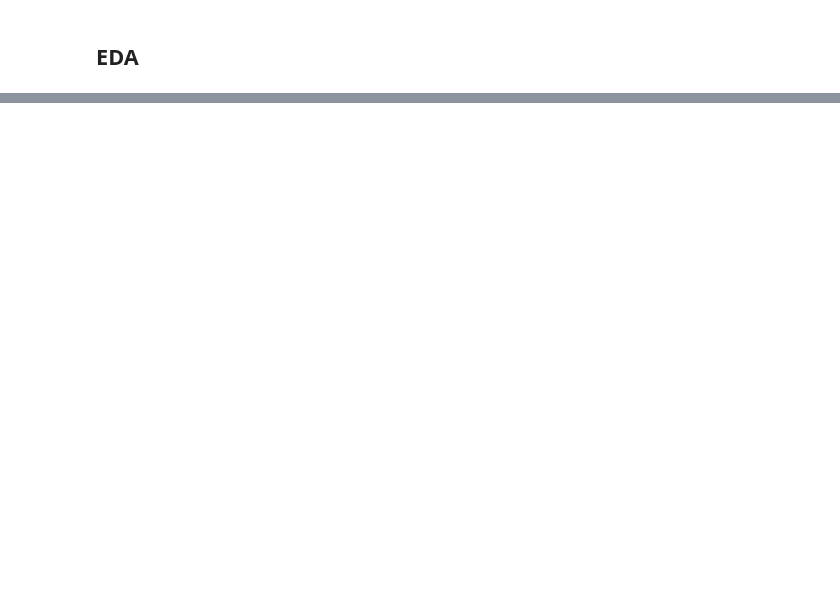
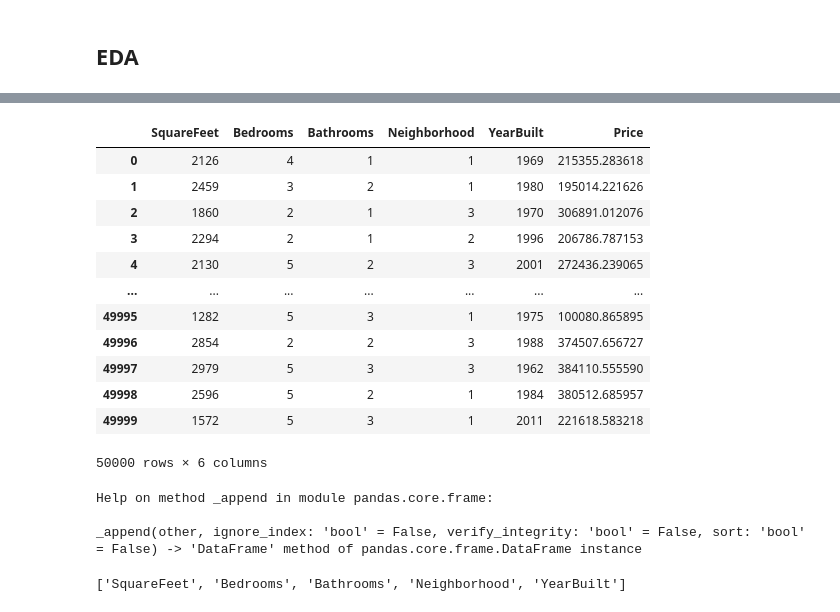
Before and after one commit to minamaher58/Housing-Price-Prediction, a Jupyter notebook: house_price_prediction.ipynb, the cells around one changed output, grey strips where cells are left out. Cells and saved outputs as stored; diff of their text form; code cells hidden in the pictures; blank space fills up the shorter version.

```diff
--- a/house_price_prediction.ipynb
+++ b/house_price_prediction.ipynb
@@ -39,0 +81,29 @@ display(test.head())
+# %%
+housing_data["Neighborhood"] = housing_data["Neighborhood"].replace({'Rural':1,'Urban':2,'Suburb':3})
+# %%
+display(housing_data)
+# %% [output]
+|  | SquareFeet | Bedrooms | Bathrooms | Neighborhood | YearBuilt | Price |
+| 0 | 2126 | 4 | 1 | 1 | 1969 | 215355.283618 |
+| 1 | 2459 | 3 | 2 | 1 | 1980 | 195014.221626 |
+| 2 | 1860 | 2 | 1 | 3 | 1970 | 306891.012076 |
+| 3 | 2294 | 2 | 1 | 2 | 1996 | 206786.787153 |
+| 4 | 2130 | 5 | 2 | 3 | 2001 | 272436.239065 |
+| ... | ... | ... | ... | ... | ... | ... |
+| 49995 | 1282 | 5 | 3 | 1 | 1975 | 100080.865895 |
+| 49996 | 2854 | 2 | 2 | 3 | 1988 | 374507.656727 |
+| 49997 | 2979 | 5 | 3 | 3 | 1962 | 384110.555590 |
+| 49998 | 2596 | 5 | 2 | 1 | 1984 | 380512.685957 |
+| 49999 | 1572 | 5 | 3 | 1 | 2011 | 221618.583218 |
+50000 rows × 6 columns
+# %%
+help(housing_data._append)
+# %% [output]
+Help on method _append in module pandas.core.frame:
+
+_append(other, ignore_index: 'bool' = False, verify_integrity: 'bool' = False, sort: 'bool' = False) -> 'DataFrame' method of pandas.core.frame.DataFrame instance
+# %%
+train_feature = housing_data.columns.drop('Price').tolist()
+train_feature
+# %% [output]
+['SquareFeet', 'Bedrooms', 'Bathrooms', 'Neighborhood', 'YearBuilt']
```
Also changed, not shown: parts of 14 cells of this notebook.
